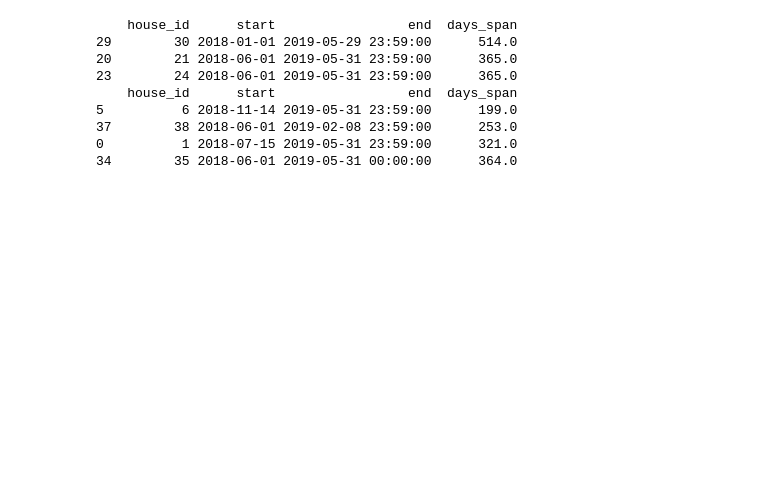
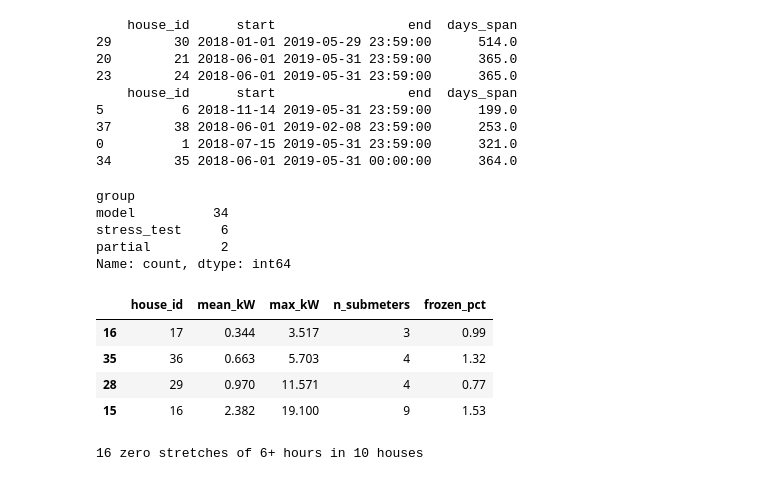
Before and after one commit to ZonashaMarium06/unitwise, a Jupyter notebook: notebooks/01_audit.ipynb, the cells around one changed output. Cells and saved outputs as stored; diff of their text form; code cells hidden in the pictures; blank space fills up the shorter version.

```diff
--- a/notebooks/01_audit.ipynb
+++ b/notebooks/01_audit.ipynb
@@ -248,3 +248,38 @@ px.bar(daily_zero, title="House 3: share of each day with zero usage").update_la
 
 daily_kwh = h3["Usage_kW"].resample("D").mean() * 24   # mean kW x 24 h = kWh per day
 px.line(daily_kwh, title="House 3: daily energy (kWh)").update_layout(showlegend=False).show()
+# %%
+import sys; sys.path.append("..")
+import numpy as np, pandas as pd, plotly.express as px
+from src.data.loading import load_house
+
+reg = pd.read_csv("../reports/house_registry.csv", parse_dates=["start", "end"])
+print(reg.group.value_counts())
+
+# 4 development houses spanning low to high consumption, each with 3+ sub-meters
+cand = reg[(reg.group == "model") & (reg.n_submeters >= 3)].sort_values("mean_kW")
+picks = np.linspace(0, len(cand) - 1, 4).round().astype(int)
+cand.iloc[picks][["house_id", "mean_kW", "max_kW", "n_submeters", "frozen_pct"]]
+# %% [output]
+group
+model          34
+stress_test     6
+partial         2
+Name: count, dtype: int64
+|  | house_id | mean_kW | max_kW | n_submeters | frozen_pct |
+| 16 | 17 | 0.344 | 3.517 | 3 | 0.99 |
+| 35 | 36 | 0.663 | 5.703 | 4 | 1.32 |
+| 28 | 29 | 0.970 | 11.571 | 4 | 0.77 |
+| 15 | 16 | 2.382 | 19.100 | 9 | 1.53 |
+# %%
+events = pd.read_csv("../reports/outage_events.csv", parse_dates=["start", "end"])
+long_zero = events[(events.kind == "zero") & (events.minutes >= 360)].copy()
+long_zero["house"] = "House " + long_zero.house_id.astype(str)
+print(len(long_zero), "zero stretches of 6+ hours in", long_zero.house_id.nunique(), "houses")
+
+fig = px.timeline(long_zero, x_start="start", x_end="end", y="house", color="house",
+                  title="Zero-usage stretches of 6+ hours")
+fig.update_yaxes(autorange="reversed")
+fig.show()
+# %% [output]
+16 zero stretches of 6+ hours in 10 houses
```
Also changed, not shown: parts of 7 cells of this notebook, 5 other files.
